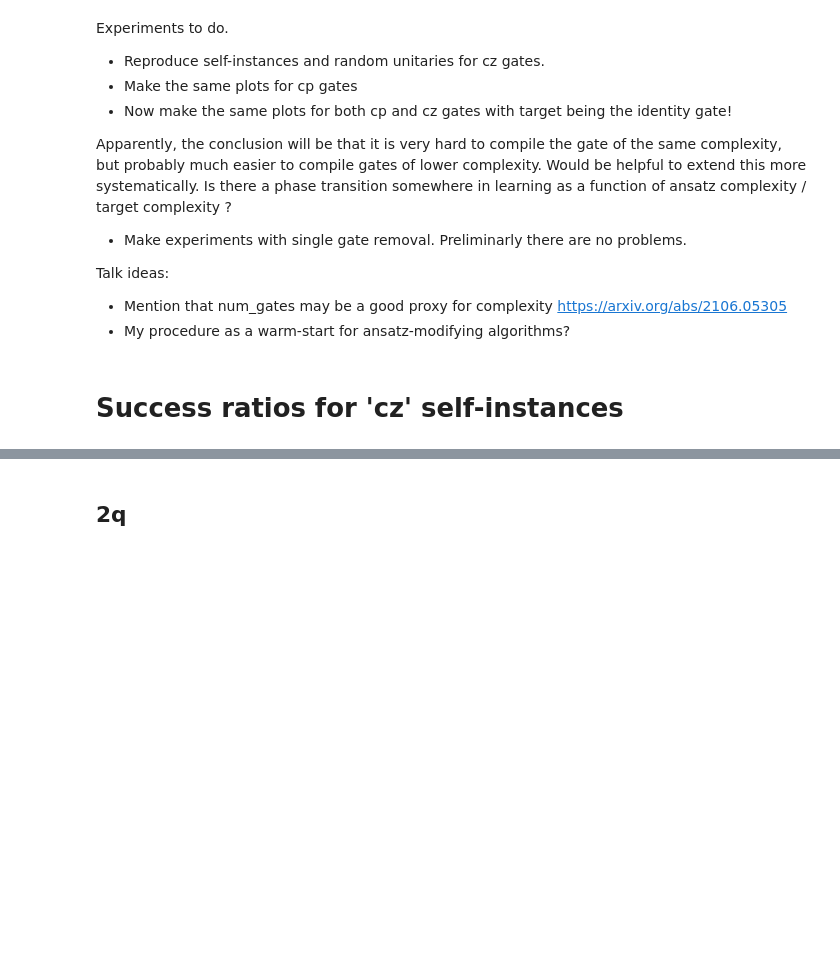
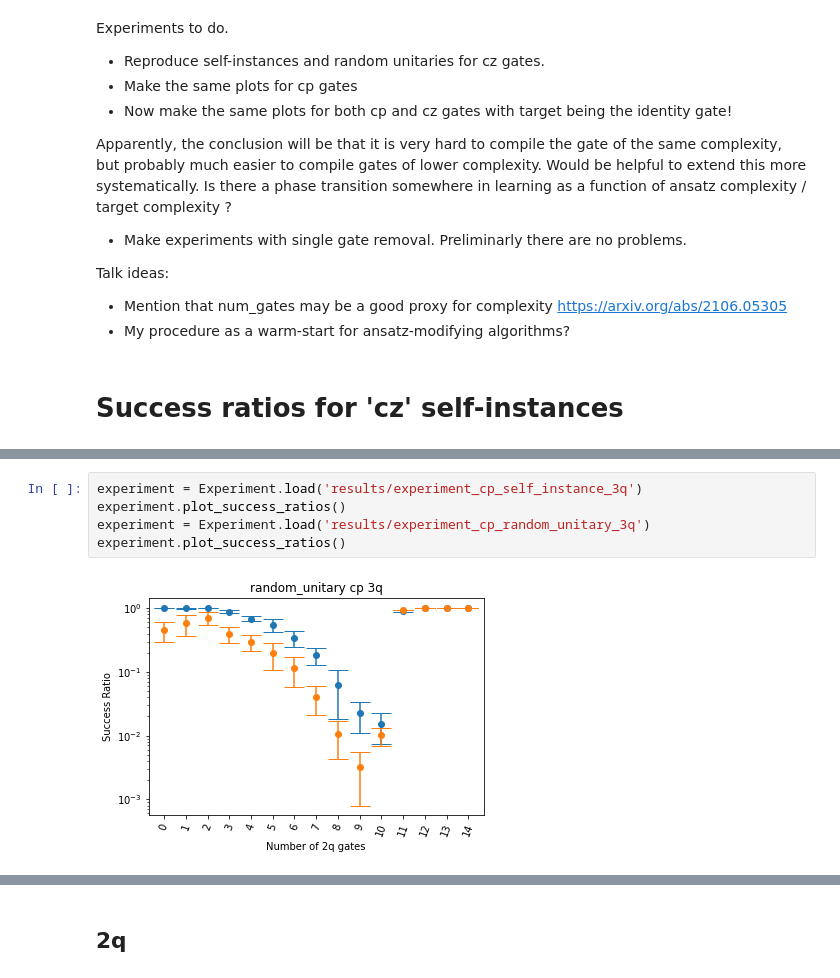
Before and after one commit to idnm/quantum_traps, a Jupyter notebook: experiments.ipynb, the cells around one changed output, grey strips where cells are left out. Cells and saved outputs as stored; diff of their text form; blank space fills up the shorter version.

```diff
--- a/experiments.ipynb
+++ b/experiments.ipynb
@@ -32,0 +40,7 @@ Talk ideas:
+# %%
+experiment = Experiment.load('results/experiment_cp_self_instance_3q')
+experiment.plot_success_ratios()
+experiment = Experiment.load('results/experiment_cp_random_unitary_3q')
+experiment.plot_success_ratios()
+# %% [output]
+[figure, added]
```
Also changed, not shown: parts of 4 cells of this notebook, 1 other file.
